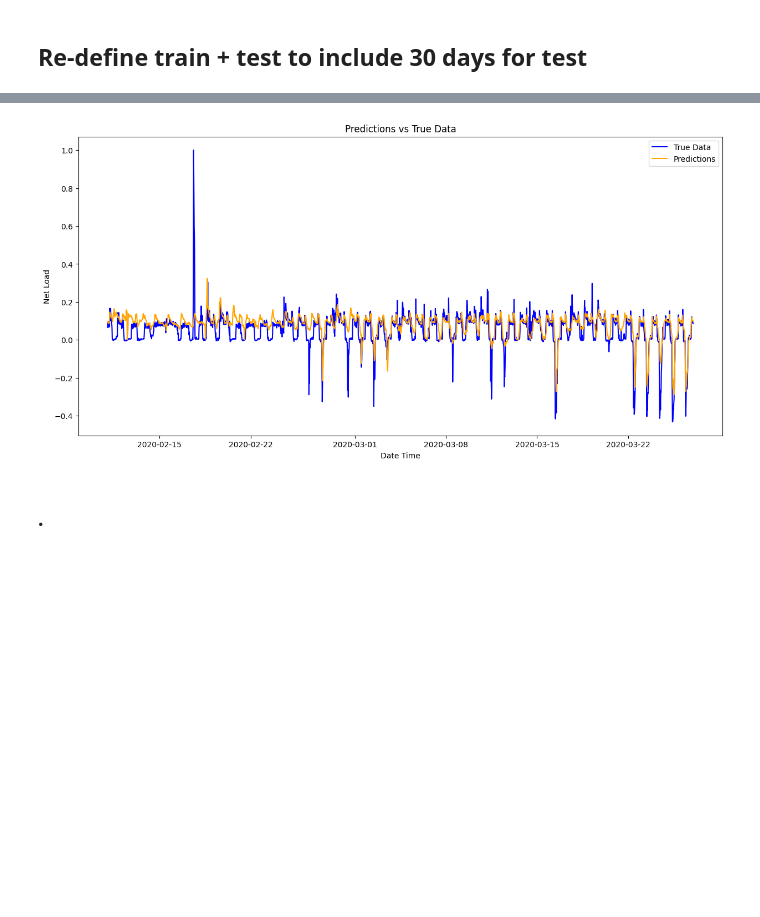
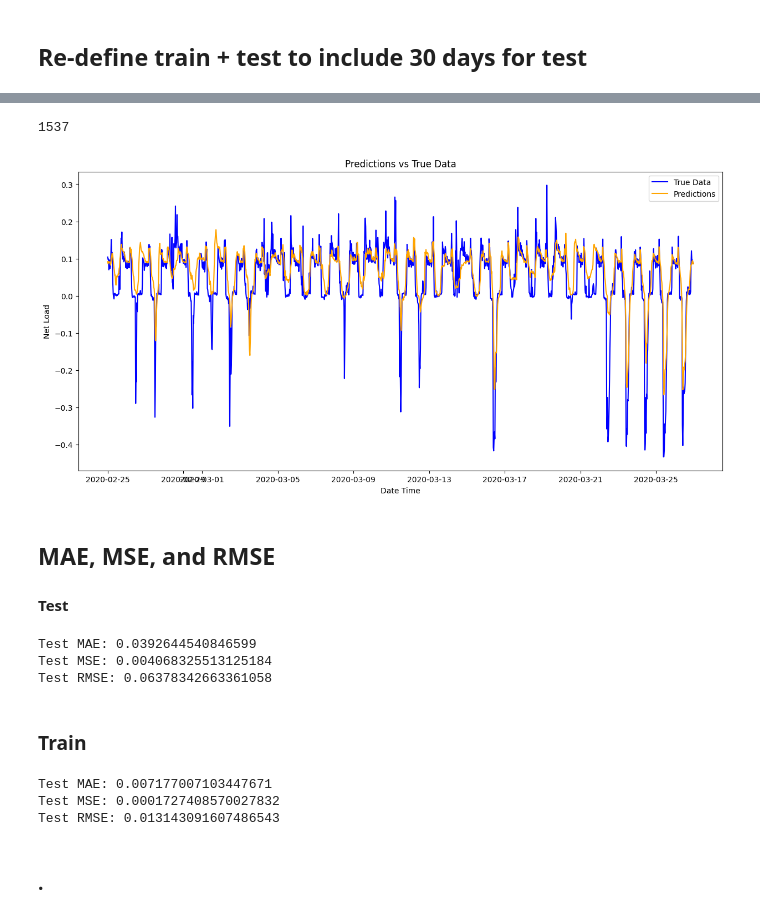
Before and after one commit to dguiraldes/aml_project, a Jupyter notebook: Zora RF_6_tidy_30m_weather data_input_v3_clean.ipynb, the cells around one changed output, grey strips where cells are left out. Saved outputs shown, nothing was run; the diff lists cells and outputs as text; code cells hidden in the pictures; blank space fills up the shorter version.

```diff
--- a/Zora RF_6_tidy_30m_weather data_input_v3_clean.ipynb
+++ b/Zora RF_6_tidy_30m_weather data_input_v3_clean.ipynb
@@ -463,2 +469,9 @@ def nested_prediction_model(model, input_ts, other_features, true_data, n_steps,
 
     return full_predictions
+# %%
+n_shifts = 24
+n_steps = 72
+n_days = 31
+# %%
+# Set input ts as train_target and append the first n_shifts values of test_target
+input_ts = pd.concat([train_target, test_target.iloc[:n_shifts]])
@@ -465,4 +515,4 @@ def nested_prediction_model(model, input_ts, other_features, true_data, n_steps,
 # %%
-full_predictions=nested_prediction_model(rf, train_target, df_other_features_2, test_target, 72, 30, lags=[1,2,3,4,5,48,96])
+full_predictions=nested_prediction_model(rf, input_ts, df_other_features_2, test_target[n_shifts:], n_shifts, n_steps, n_days, lags=[1,2,3,4,5,48,96])
 #full_predictions
 # %% [output]
@@ -486,14 +536,23 @@ new_index:  2020-03-27 00:00:00+00:00
+# %%
+len(test_target)
+# %% [output]
+1537
+# %%
+# set test target plot as the true values from (n_steps - n_shifts) to (ndays + 1)*(n_steps - n_shifts)
+
+test_target_plot = test_target.iloc[n_steps- n_shifts: (n_days + 1)*(n_steps - n_shifts)]
 # %%
 import matplotlib.pyplot as plt
 
 plt.figure(figsize=(15, 7))
-plt.plot(test_target.index, test_target, label='True Data', color='blue')
-plt.plot(test_target.index, full_predictions, label='Predictions', color='orange')
+plt.plot(test_target_plot.index, test_target_plot, label='True Data', color='blue')
+#plt.plot(full_predictions.index, full_predictions[-len(test_target.index):], label='Predictions', color='orange')
+plt.plot(test_target_plot.index, full_predictions, label='Predictions', color='orange')
 
 plt.title('Predictions vs True Data')
 plt.xlabel('Date Time')
 plt.ylabel('Net Load')
 plt.legend()
 plt.show()
 # %% [output]
-[figure, old version]
+[figure, new version]
@@ -507,3 +559,36 @@ plt.savefig('plot.png')
+# %% [markdown]
+## MAE, MSE, and RMSE
+
+#### Test
+# %%
+# print the MAE, MSE and RMSE for the test
+mae_test = mean_absolute_error(test_target_plot, full_predictions)
+mse_test = mean_squared_error(test_target_plot, full_predictions)
+rmse_test = np.sqrt(mse_test)
+
+print("Test MAE:", mae_test)
+print("Test MSE:", mse_test)
+print("Test RMSE:", rmse_test)
+# %% [output]
+Test MAE: 0.0392644540846599
+Test MSE: 0.004068325513125184
+Test RMSE: 0.06378342663361058
+# %% [markdown]
+### Train
+# %%
+# print the MAE, MSE and RMSE for the train
+train_predictions = rf.predict(train_features)
+mae_train = mean_absolute_error(train_target, train_predictions)
+mse_train = mean_squared_error(train_target, train_predictions)
+rmse_train = np.sqrt(mse_train)
+
+print("Test MAE:", mae_train)
+print("Test MSE:", mse_train)
+print("Test RMSE:", rmse_train)
+# %% [output]
+Test MAE: 0.007177007103447671
+Test MSE: 0.0001727408570027832
+Test RMSE: 0.013143091607486543
 # %% [markdown]
 ### .
 # %% [markdown]
```
Also changed, not shown: parts of 35 cells of this notebook.
